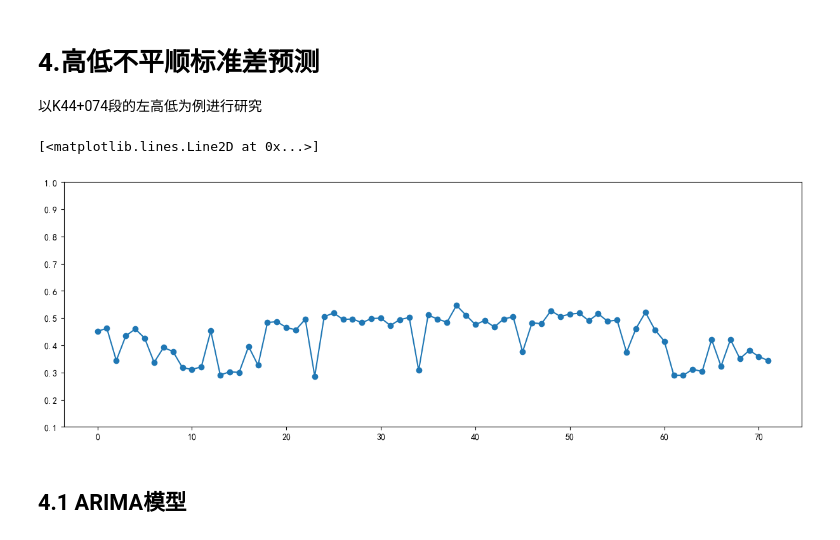
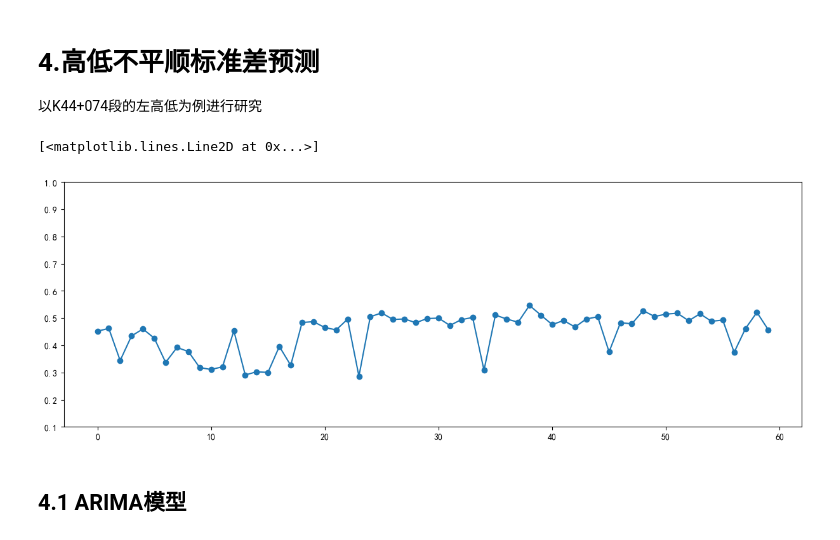
Before and after one commit to yan-yuchen/2022-study-and-practice, a Jupyter notebook: track_irregularity_prediction/main.ipynb, the cells around one changed output. Cells and saved outputs as stored; diff of their text form; code cells hidden in the pictures.

```diff
--- a/track_irregularity_prediction/main.ipynb
+++ b/track_irregularity_prediction/main.ipynb
@@ -269,13 +269,13 @@ for i in range(72):
 # %%
 from matplotlib.pyplot import MultipleLocator
 #从pyplot导入MultipleLocator类，这个类用于设置刻度间隔
 
 fig = plt.figure(figsize=(15,5))    # 设置画布大小
 plt.ylim(0.1,1)  # y轴显示范围
-plt.plot(input_data,'o-')
+plt.plot(input_data[0:60],'o-')
 # %% [output]
 [<matplotlib.lines.Line2D at 0x...>]
-[figure, old version]
+[figure, new version]
 # %%
 train_data=input_data[0:48]
 test_data=input_data[48:60]
```
Also changed, not shown: parts of 2 cells of this notebook, 5 other files.
